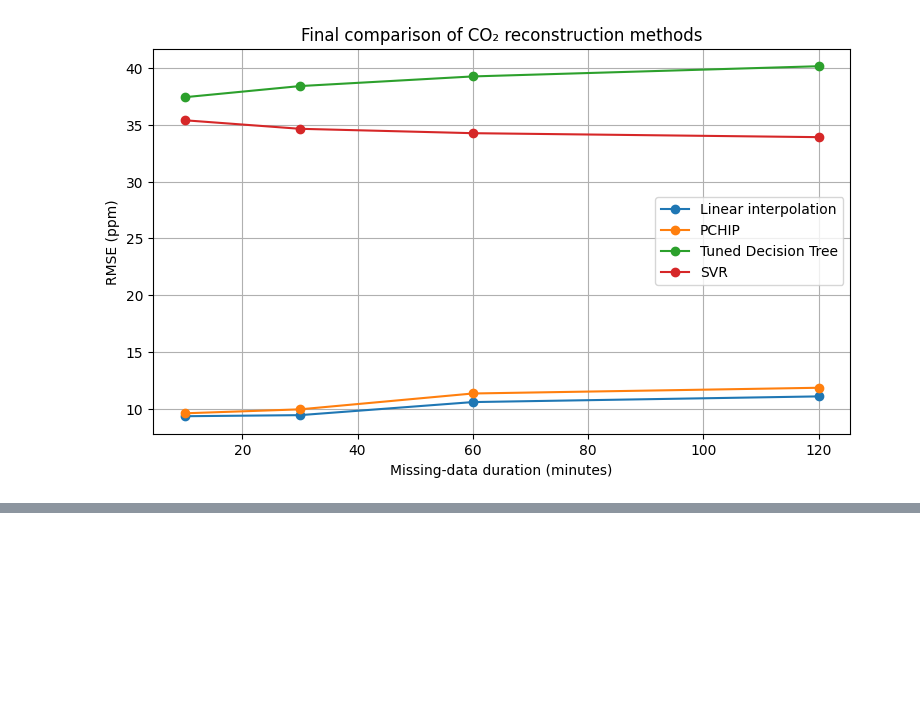
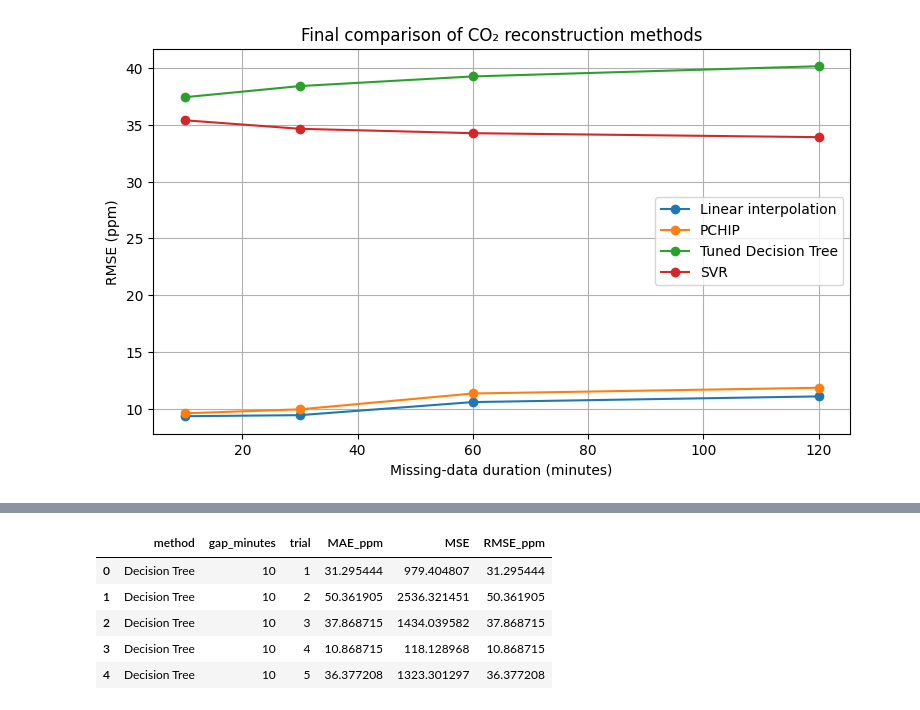
Before and after one commit to erica-teoh/MMA3001-CO2-Reconstruction, a Jupyter notebook: MMA3001_CO2_Reconstruction.ipynb, the cells around one changed output, grey strips where cells are left out. Cells and saved outputs as stored; diff of their text form; code cells hidden in the pictures; blank space fills up the shorter version.

```diff
--- a/MMA3001_CO2_Reconstruction.ipynb
+++ b/MMA3001_CO2_Reconstruction.ipynb
@@ -1629,0 +1673,25 @@ gap_minutes
+# %%
+per_trial_results = (
+    all_results
+    .groupby(
+        ["method", "gap_minutes", "trial"]
+    )
+    .agg(
+        MAE_ppm=("absolute_error", "mean"),
+        MSE=("squared_error", "mean")
+    )
+    .reset_index()
+)
+
+per_trial_results["RMSE_ppm"] = np.sqrt(
+    per_trial_results["MSE"]
+)
+
+per_trial_results.head()
+# %% [output]
+|  | method | gap_minutes | trial | MAE_ppm | MSE | RMSE_ppm |
+| 0 | Decision Tree | 10 | 1 | 31.295444 | 979.404807 | 31.295444 |
+| 1 | Decision Tree | 10 | 2 | 50.361905 | 2536.321451 | 50.361905 |
+| 2 | Decision Tree | 10 | 3 | 37.868715 | 1434.039582 | 37.868715 |
+| 3 | Decision Tree | 10 | 4 | 10.868715 | 118.128968 | 10.868715 |
+| 4 | Decision Tree | 10 | 5 | 36.377208 | 1323.301297 | 36.377208 |
```
Also changed, not shown: parts of 6 cells of this notebook.
